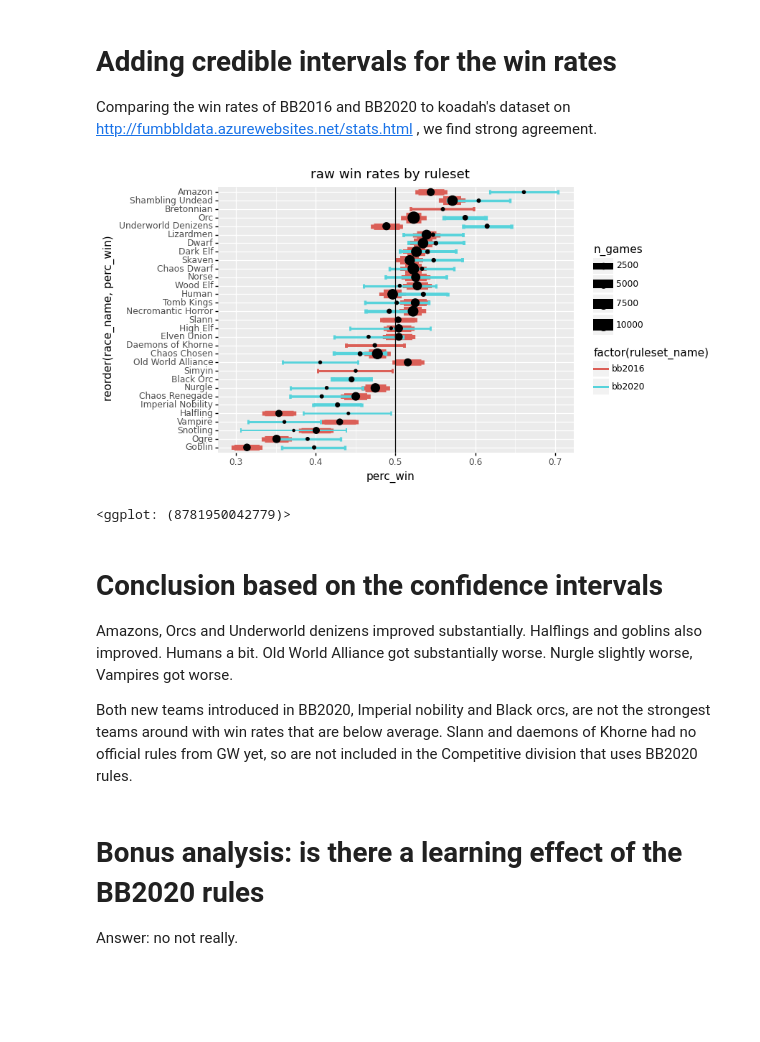
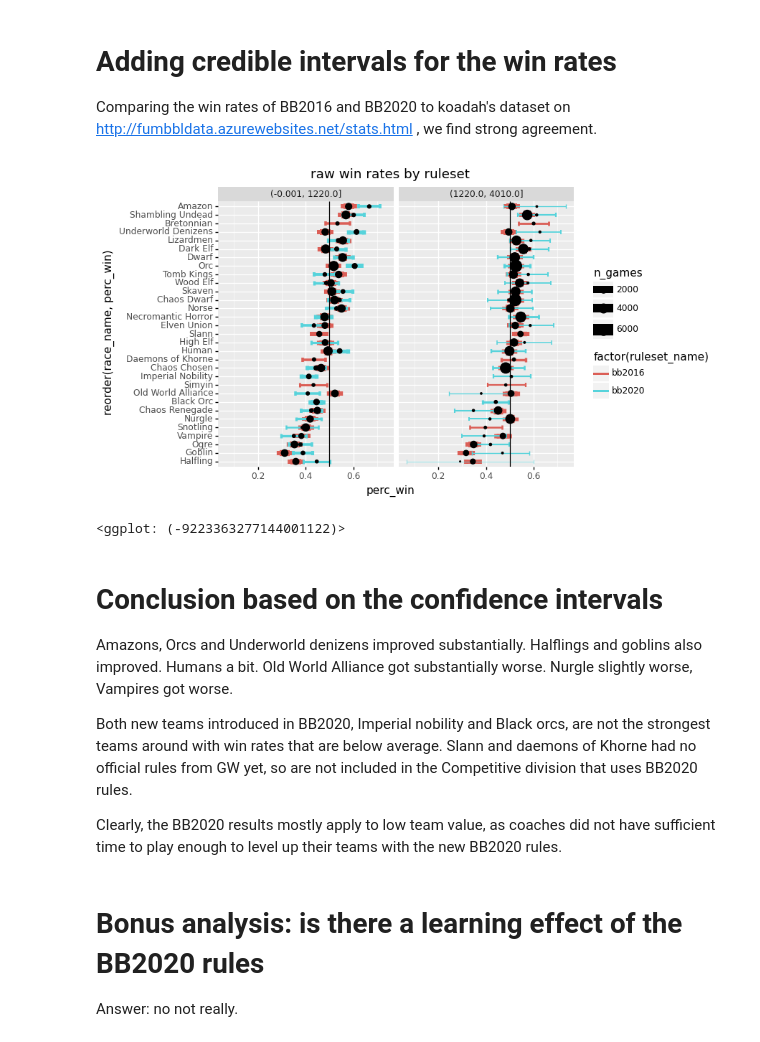
Before and after one commit to gsverhoeven/hugo_source, a Jupyter notebook: content/post/fumbbl_blogpost_src/fumbbl_bb2020.ipynb, the cells around one changed output. Drawn from its saved outputs; the diff is of its cells as text; code cells hidden in the pictures; blank space fills up the shorter version.

Commit message:
update BB blog post, add team_Value to data

```diff
--- a/content/post/fumbbl_blogpost_src/fumbbl_bb2020.ipynb
+++ b/content/post/fumbbl_blogpost_src/fumbbl_bb2020.ipynb
@@ -116,8 +127,8 @@ import numpy as np
 
 
 df_matches_final = pd.DataFrame(columns=['match_id', 'match_date', 'match_time',
-    'team1_id', 'team1_coach_id', 'team1_roster_id', 'team1_race_name',
-    'team2_id', 'team2_coach_id', 'team2_roster_id', 'team2_race_name',
+    'team1_id', 'team1_coach_id', 'team1_roster_id', 'team1_race_name', 'team1_value',
+    'team2_id', 'team2_coach_id', 'team2_roster_id', 'team2_race_name', 'team2_value',
     'team1_score', 'team2_score'])
 
 target = 'data/df_matches_' + time.strftime("%Y%m%d_%H%M%S") + '.h5'
@@ -132,9 +143,8 @@ print(n_matches)
 if(full_run):
     for i in range(n_matches):
         api_string = "https://fumbbl.com/api/match/get/" + str(end_match - i)
-        #print(api_string)
-        #print(".", end = '')
-        wait_time = (random.uniform(0.5, 1) + 0.25)/2
+        # wait 0.5 s on average between each API call
+        wait_time = (random.uniform(0.5, 1) + 0.25)/3
         time.sleep(wait_time)
         match = requests.get(api_string)
         match = match.json()
@@ -147,15 +157,17 @@ if(full_run):
             team1_score = match['team1']['score']
             team2_score = match['team2']['score']
             team1_roster_id = match['team1']['roster']['id']
-            team1_race_name = match['team1']['roster']['name']
+            team2_roster_id = match['team2']['roster']['id']
             team1_coach_id = match['team1']['coach']['id']
             team2_coach_id = match['team2']['coach']['id']
-            team2_roster_id = match['team2']['roster']['id']
+            team1_race_name = match['team1']['roster']['name']
             team2_race_name = match['team2']['roster']['name']
+            team1_value = match['team1']['teamValue']
+            team2_value = match['team2']['teamValue']
             #print(match_id)
             df_matches_final.loc[i] = [match_id, match_date, match_time,
-                team1_id, team1_coach_id, team1_roster_id, team1_race_name,
-                team2_id, team2_coach_id, team2_roster_id, team2_race_name,
+                team1_id, team1_coach_id, team1_roster_id, team1_race_name, team1_value,
+                team2_id, team2_coach_id, team2_roster_id, team2_race_name, team2_value,
                 team1_score, team2_score]
         else:
             # empty data for this match, create empty row
@@ -163,7 +175,7 @@ if(full_run):
             df_matches_final.loc[i] = [np.NaN, np.NaN, np.NaN,
             np.NaN,np.NaN,np.NaN,np.NaN,
             np.NaN,np.NaN,np.NaN,np.NaN,
-            np.NaN,np.NaN] # try np.repeat([np.NaN], 13, axis=0) next time
+            np.NaN,np.NaN, np.NaN, np.NaN] # try np.repeat([np.NaN], 13, axis=0) next time
             df_matches_final.loc[i]['match_id'] = int(match_id)
         if i % 100 == 0:
             # write tmp data as hdf5 file
@@ -172,10 +184,11 @@ if(full_run):
             df_matches_final.to_hdf(target, key='df_matches_final', mode='w')
 
     # write data as hdf5 file
-    df_matches_final.to_hdf(target, key='df_matches2', mode='w')
+    df_matches_final.to_hdf(target, key='df_matches_final', mode='w')
 else:
     # read from hdf5 file
-    df_matches_final = pd.read_hdf('data/df_matches_20211102_083311.h5')
-
+    #df_matches_final = pd.read_hdf('data/df_matches_20211102_083311.h5')
+    df_matches_final = pd.read_hdf('data/df_matches_20211106_205843.h5')
 #
+df_matches_final.shape
 # %% [output]
@@ -291,12 +299,12 @@ import numpy as np
 df_matches_final['team1_win'] = np.sign(df_matches_final['team1_score'] - df_matches_final['team2_score'])
 df_matches_final['team2_win'] = np.sign(df_matches_final['team2_score'] - df_matches_final['team1_score'])
 
-team1_wins = df_matches_final[['match_id', 'match_date', 'team1_id', 'team1_race_name', 'team1_win']].copy()
+team1_wins = df_matches_final[['match_id', 'match_date', 'team1_id', 'team1_race_name', 'team1_value', 'team1_win']].copy()
 
-team2_wins = df_matches_final[['match_id', 'match_date',  'team2_id', 'team2_race_name', 'team2_win']].copy()
+team2_wins = df_matches_final[['match_id', 'match_date',  'team2_id', 'team2_race_name', 'team2_value', 'team2_win']].copy()
 
 
-team1_wins.columns = team2_wins.columns = ['match_id', 'match_date', 'team_id', 'race_name', 'wins']
+team1_wins.columns = team2_wins.columns = ['match_id', 'match_date', 'team_id', 'race_name', 'team_value', 'wins']
 #team2_wins['wins'] = -1 * team2_wins['wins']
 
 df_wins = pd.concat([team1_wins, team2_wins])
@@ -306,3 +314,9 @@ df_wins.loc[df_wins['wins'] == -1, 'wins'] = 0
 
 # convert to float
 df_wins['wins'] = df_wins['wins'].astype(float)
+
+# convert team value 1100k to 1100 integer and and above / below median (= low / high TV)
+df_wins['team_value'] = df_wins['team_value'].str.replace('k$', '')
+df_wins['team_value'] = df_wins['team_value'].fillna(0).astype(np.int64)
+
+df_wins['tv_quartile'] = pd.qcut(df_wins['team_value'], q=2)
@@ -625,12 +660,14 @@ res['n_games'] = res['n_games']/2
 main_divisions = res.query('n_games > 6000')['division_name']
 # %%
 res = (df_wins[df_wins['division_name'].isin(main_divisions)]
-    .groupby(['race_name', 'ruleset_name'])
+    #.query('team_value > 800 & team_value < 2500')
+    .groupby(['race_name', 'ruleset_name', 'tv_quartile'])
     .agg(
         perc_win = ('wins', "mean"),
         n_wins = ('wins', "sum"),
         n_games = ('race_name', "count")
     )
+    .query('n_games > 0')
     .reset_index()) # this adds the group by variable (now index) as a column
 
 #res.sort_values('n_games')
@@ -651,16 +705,17 @@ res['lower_CI'], res['upper_CI'] =  proportion_confint(
 # %%
 
 (p9.ggplot(data = res.query('n_games > 10'), mapping = p9.aes(x = 'reorder(race_name, perc_win)', y = 'perc_win',
 size = 'n_games', group = 'factor(ruleset_name)', color = 'factor(ruleset_name)'))
     + p9.geom_errorbar(p9.aes(ymin = 'lower_CI', ymax = 'upper_CI'))
     + p9.geom_point(color = 'black')
+    + p9.facet_wrap('tv_quartile')
     + p9.scale_size_area()
     + p9.coord_flip()
     + p9.geom_hline(yintercept = 0.5)
     + p9.ggtitle("raw win rates by ruleset"))
 # %% [output]
-[figure, old version]
+[figure, new version]
-<ggplot: (8781950042779)>
+<ggplot: (-9223363277144001122)>
 # %% [markdown]
 # Conclusion based on the confidence intervals
 
@@ -671,6 +726,8 @@ Nurgle slightly worse, Vampires got worse.
 
 Both new teams introduced in BB2020, Imperial nobility and Black orcs, are not the strongest teams around with win rates that are below average.
 Slann and daemons of Khorne had no official rules from GW yet, so are not included in the Competitive division that uses BB2020 rules.
+
+Clearly, the BB2020 results mostly apply to low team value, as coaches did not have sufficient time to play enough to level up their teams with the new BB2020 rules.
 # %% [markdown]
 # Bonus analysis: is there a learning effect of the BB2020 rules
 
```
Also changed, not shown: parts of 27 cells of this notebook, 2 other files.
